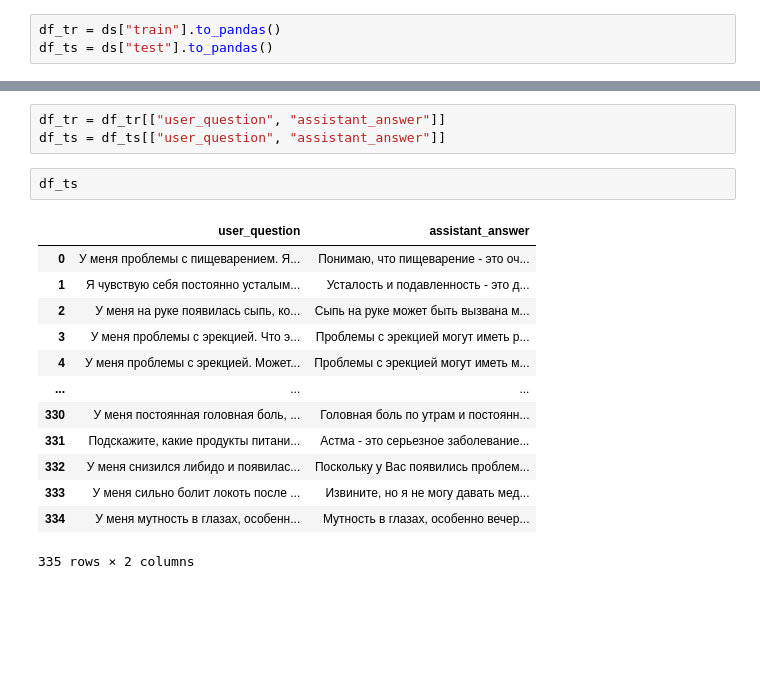
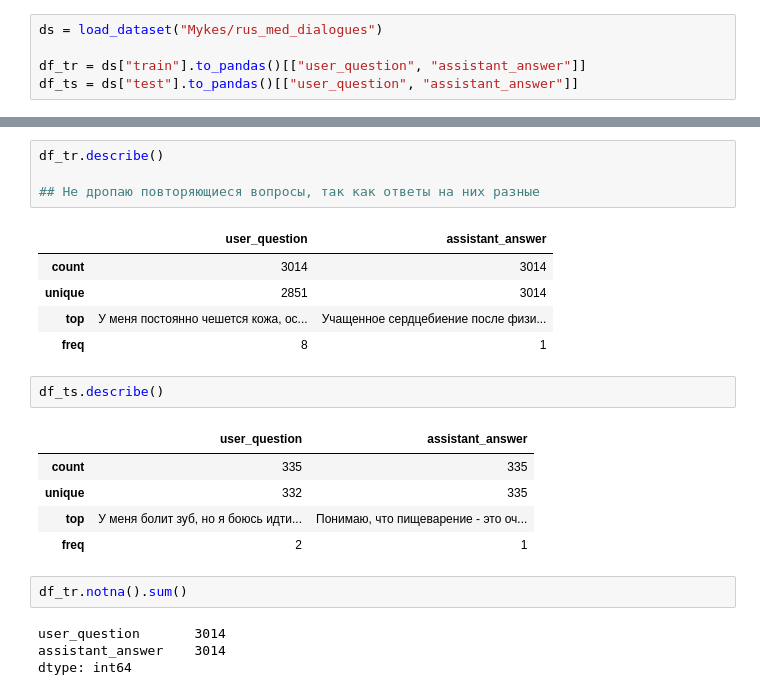
Before and after one commit to Alexloroo/Fine-Tune_LLM, a Jupyter notebook: Fine-tune.ipynb, the cells around one changed output, grey strips where cells are left out. Saved outputs shown, nothing was run; the diff lists cells and outputs as text; blank space fills up the shorter version.

```diff
--- a/Fine-tune.ipynb
+++ b/Fine-tune.ipynb
@@ -7,6 +14,8 @@ ds = load_dataset("Mykes/rus_med_dialogues")
 # %%
-df_tr = ds["train"].to_pandas()
-df_ts = ds["test"].to_pandas()
+ds = load_dataset("Mykes/rus_med_dialogues")
+
+df_tr = ds["train"].to_pandas()[["user_question", "assistant_answer"]]
+df_ts = ds["test"].to_pandas()[["user_question", "assistant_answer"]]
 # %%
 df_tr
 # %% [output]
@@ -26,19 +35,24 @@ df_tr
-# %%
-df_tr = df_tr[["user_question", "assistant_answer"]]
-df_ts = df_ts[["user_question", "assistant_answer"]]
+# %%
+df_tr.describe()
+
+## Не дропаю повторяющиеся вопросы, так как ответы на них разные
+# %% [output]
+|  | user_question | assistant_answer |
+| count | 3014 | 3014 |
+| unique | 2851 | 3014 |
+| top | У меня постоянно чешется кожа, ос... | Учащенное сердцебиение после физи... |
+| freq | 8 | 1 |
 # %%
-df_ts
+df_ts.describe()
 # %% [output]
 |  | user_question | assistant_answer |
-| 0 | У меня проблемы с пищеварением. Я... | Понимаю, что пищеварение - это оч... |
-| 1 | Я чувствую себя постоянно усталым... | Усталость и подавленность - это д... |
-| 2 | У меня на руке появилась сыпь, ко... | Сыпь на руке может быть вызвана м... |
-| 3 | У меня проблемы с эрекцией. Что э... | Проблемы с эрекцией могут иметь р... |
-| 4 | У меня проблемы с эрекцией. Может... | Проблемы с эрекцией могут иметь м... |
-| ... | ... | ... |
-| 330 | У меня постоянная головная боль, ... | Головная боль по утрам и постоянн... |
-| 331 | Подскажите, какие продукты питани... | Астма - это серьезное заболевание... |
-| 332 | У меня снизился либидо и появилас... | Поскольку у Вас появились проблем... |
-| 333 | У меня сильно болит локоть после ... | Извините, но я не могу давать мед... |
-| 334 | У меня мутность в глазах, особенн... | Мутность в глазах, особенно вечер... |
+| count | 335 | 335 |
+| unique | 332 | 335 |
+| top | У меня болит зуб, но я боюсь идти... | Понимаю, что пищеварение - это оч... |
+| freq | 2 | 1 |
-335 rows × 2 columns
+# %%
+df_tr.notna().sum()
+# %% [output]
+user_question       3014
+assistant_answer    3014
+dtype: int64
```
Also changed, not shown: parts of 22 cells of this notebook, 6 other files.
